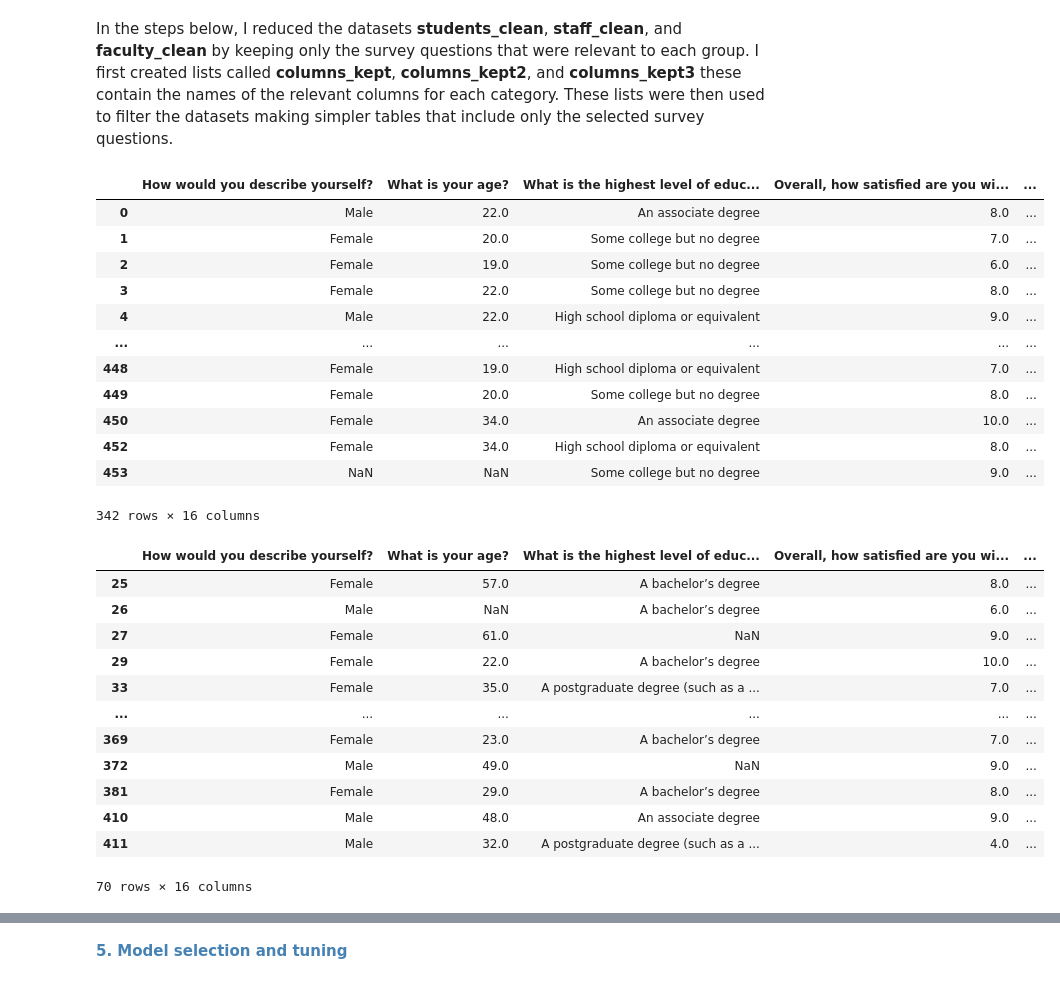
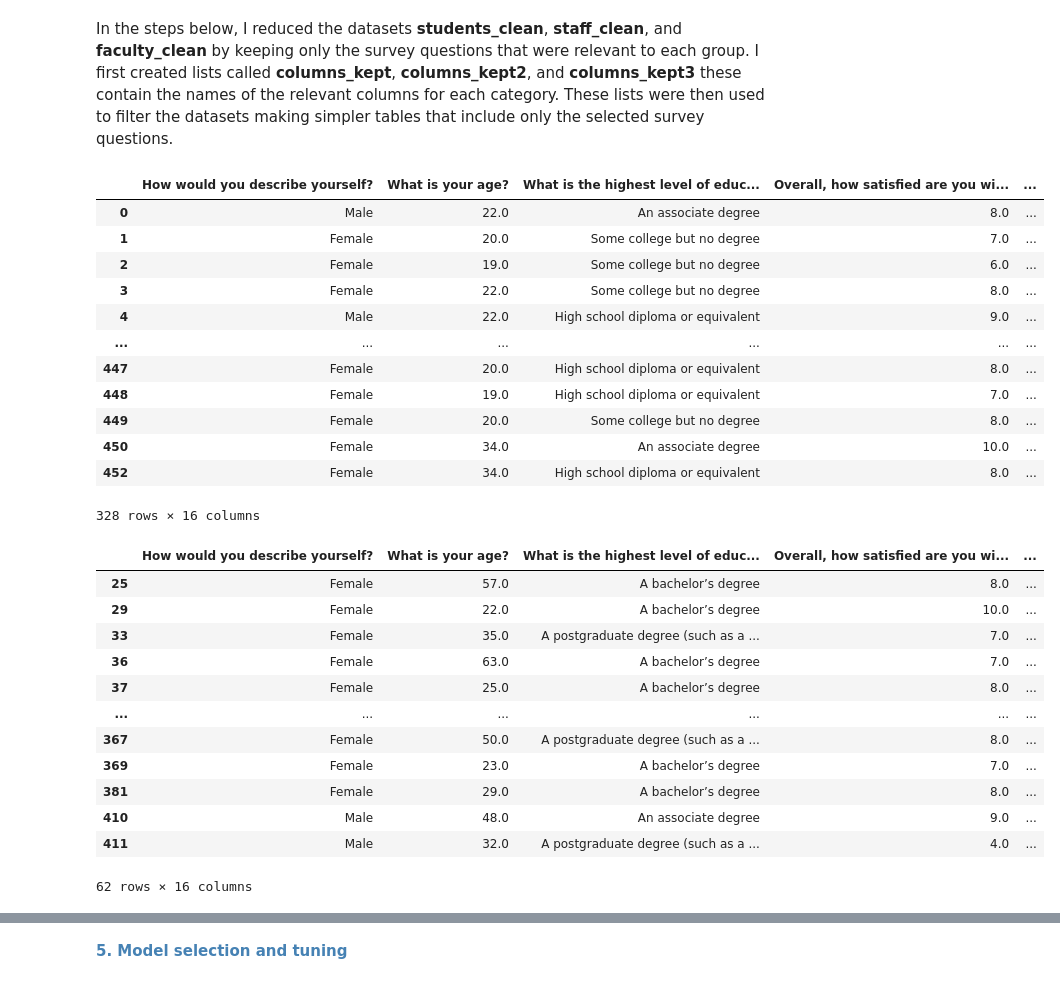
Before and after one commit to sangabrielstephanie/MachineLearningProject-TrinityWellbeing, a Jupyter notebook: Machine Learning Project - Stephanie Sangabriel.ipynb, the cells around one changed output, grey strips where cells are left out. Drawn from its saved outputs; the diff is of its cells as text; code cells hidden in the pictures.

```diff
--- a/Machine Learning Project - Stephanie Sangabriel.ipynb
+++ b/Machine Learning Project - Stephanie Sangabriel.ipynb
@@ -101,7 +116,7 @@ columns_kept = [
     "Are you a student, staff member, or faculty member at Trinity?"
 ]
 
-students_clean = students_clean[columns_kept]
+students_clean = students_clean[columns_kept].dropna()
 students_clean
 # %% [output]
 |  | How would you describe yourself? | What is your age? | What is the highest level of educ... | Overall, how satisfied are you wi... | ... |
@@ -111,48 +126,48 @@ students_clean
 | 3 | Female | 22.0 | Some college but no degree | 8.0 | ... |
 | 4 | Male | 22.0 | High school diploma or equivalent | 9.0 | ... |
 | ... | ... | ... | ... | ... | ... |
+| 447 | Female | 20.0 | High school diploma or equivalent | 8.0 | ... |
 | 448 | Female | 19.0 | High school diploma or equivalent | 7.0 | ... |
 | 449 | Female | 20.0 | Some college but no degree | 8.0 | ... |
 | 450 | Female | 34.0 | An associate degree | 10.0 | ... |
 | 452 | Female | 34.0 | High school diploma or equivalent | 8.0 | ... |
-| 453 | NaN | NaN | Some college but no degree | 9.0 | ... |
-342 rows × 16 columns
+328 rows × 16 columns
 # %%
 columns_kept2 = [
     "How would you describe yourself?",
     "What is your age?",
     "What is the highest level of education you have completed?",
     "Overall, how satisfied are you with life as a whole these days?\xa0\xa0\xa0\xa0",
     "In general, I consider myself a happy person.",
     "In general, how would you rate your physical health?",
     "How would you rate your overall mental health? \xa0\xa0",
     "Overall, to what extent do you feel the things you do in your life are worthwhile?",
     "I am doing things now that will help me achieve my goals in life.",
     "I always act to promote good in all circumstances, even in difficult and challenging situations.",
     "I am always able to give up some happiness now for greater happiness later.",
     "I am content with my friendships and relationships.",
     "I have people in my life I can talk to about things that really matter.",
     "My family has enough money to live a truly decent life.",
     "How often do you worry about safety, food, or housing?",
     "Are you a student, staff member, or faculty member at Trinity?"
 ]
 
-staff_clean = staff_clean[columns_kept2]
+staff_clean = staff_clean[columns_kept2].dropna()
 staff_clean
 # %% [output]
 |  | How would you describe yourself? | What is your age? | What is the highest level of educ... | Overall, how satisfied are you wi... | ... |
 | 25 | Female | 57.0 | A bachelor’s degree | 8.0 | ... |
-| 26 | Male | NaN | A bachelor’s degree | 6.0 | ... |
-| 27 | Female | 61.0 | NaN | 9.0 | ... |
 | 29 | Female | 22.0 | A bachelor’s degree | 10.0 | ... |
 | 33 | Female | 35.0 | A postgraduate degree (such as a ... | 7.0 | ... |
+| 36 | Female | 63.0 | A bachelor’s degree | 7.0 | ... |
+| 37 | Female | 25.0 | A bachelor’s degree | 8.0 | ... |
 | ... | ... | ... | ... | ... | ... |
+| 367 | Female | 50.0 | A postgraduate degree (such as a ... | 8.0 | ... |
 | 369 | Female | 23.0 | A bachelor’s degree | 7.0 | ... |
-| 372 | Male | 49.0 | NaN | 9.0 | ... |
 | 381 | Female | 29.0 | A bachelor’s degree | 8.0 | ... |
 | 410 | Male | 48.0 | An associate degree | 9.0 | ... |
 | 411 | Male | 32.0 | A postgraduate degree (such as a ... | 4.0 | ... |
-70 rows × 16 columns
+62 rows × 16 columns
 # %%
 columns_kept3 = [
     "How would you describe yourself?",
```
Also changed, not shown: parts of 5 cells of this notebook.
